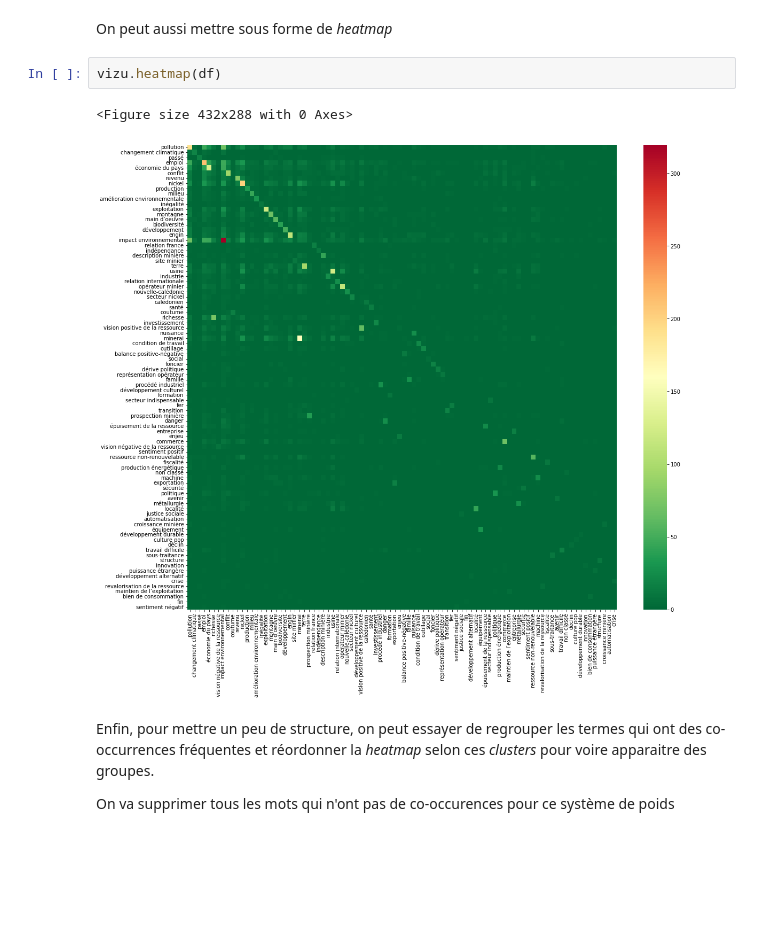
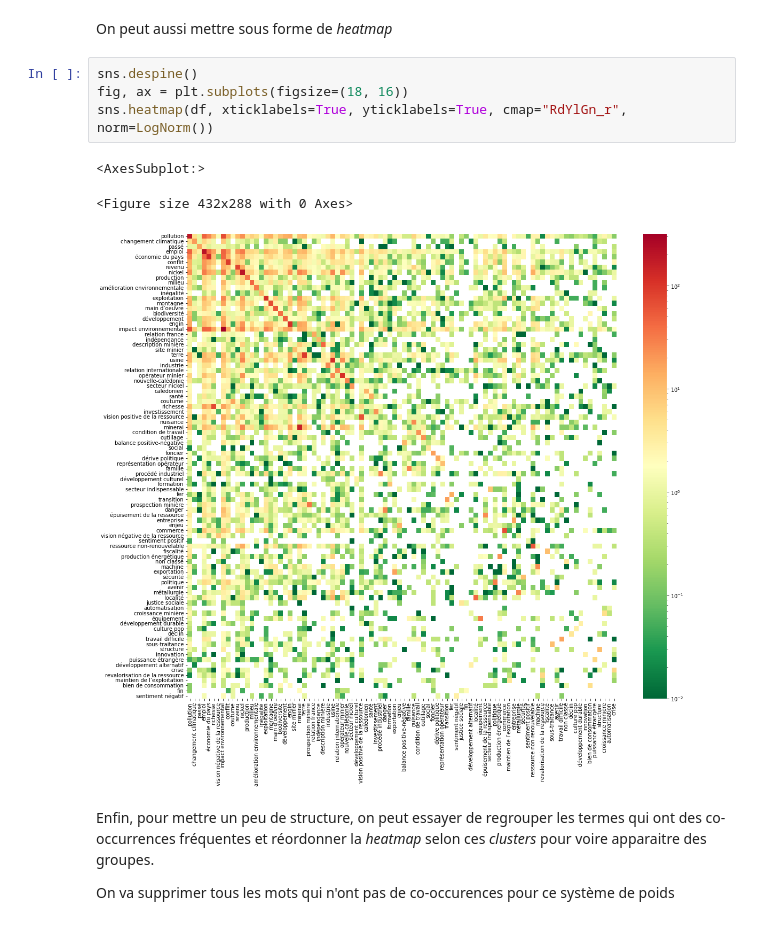
Before and after one commit to romulusFR/cnrt_cartes_cog, a Jupyter notebook: demo.ipynb, the cells around one changed output. Cells and saved outputs as stored; diff of their text form; blank space fills up the shorter version.

Commit message:
passage LogNorm

```diff
--- a/demo.ipynb
+++ b/demo.ipynb
@@ -238,11 +239,14 @@ La visulation de la matrice sous forme de graphe, en ne prenant en compte que le
 ![](dist/cartes_cog_la_mine_mother_exponentielle_9.0.svg)
 # %% [markdown]
 On peut aussi mettre sous forme de _heatmap_
-# %%
-vizu.heatmap(df)
-# %% [output]
-<Figure size 432x288 with 0 Axes>
-[figure, removed]
+# %%
+sns.despine()
+fig, ax = plt.subplots(figsize=(18, 16))
+sns.heatmap(df, xticklabels=True, yticklabels=True, cmap="RdYlGn_r", norm=LogNorm())
+# %% [output]
+<AxesSubplot:>
+<Figure size 432x288 with 0 Axes>
+[figure, added]
 # %% [markdown]
 Enfin, pour mettre un peu de structure, on peut essayer de regrouper les termes qui ont des co-occurrences fréquentes et réordonner la _heatmap_ selon ces _clusters_ pour voire apparaitre des groupes.
 
```
Also changed, not shown: parts of 5 cells of this notebook.
